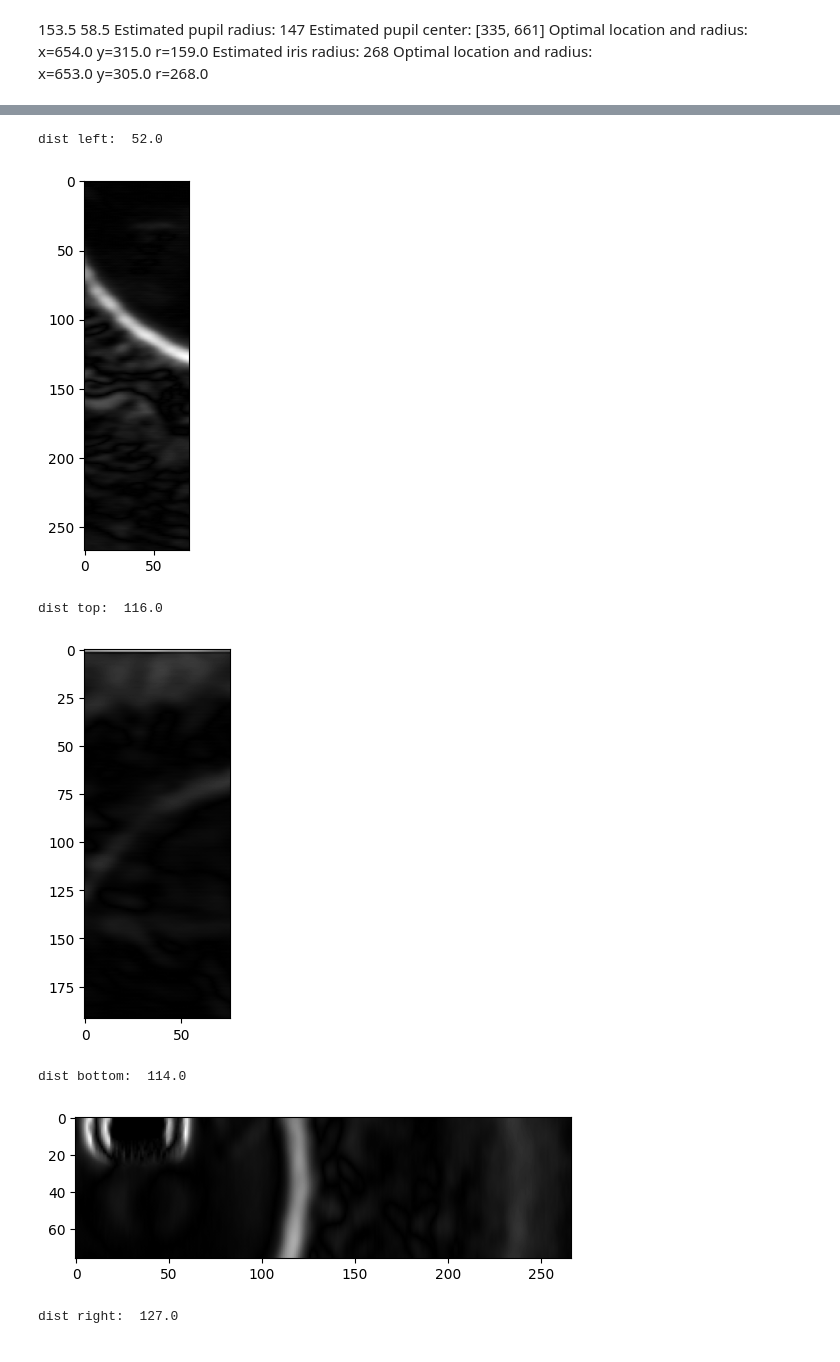
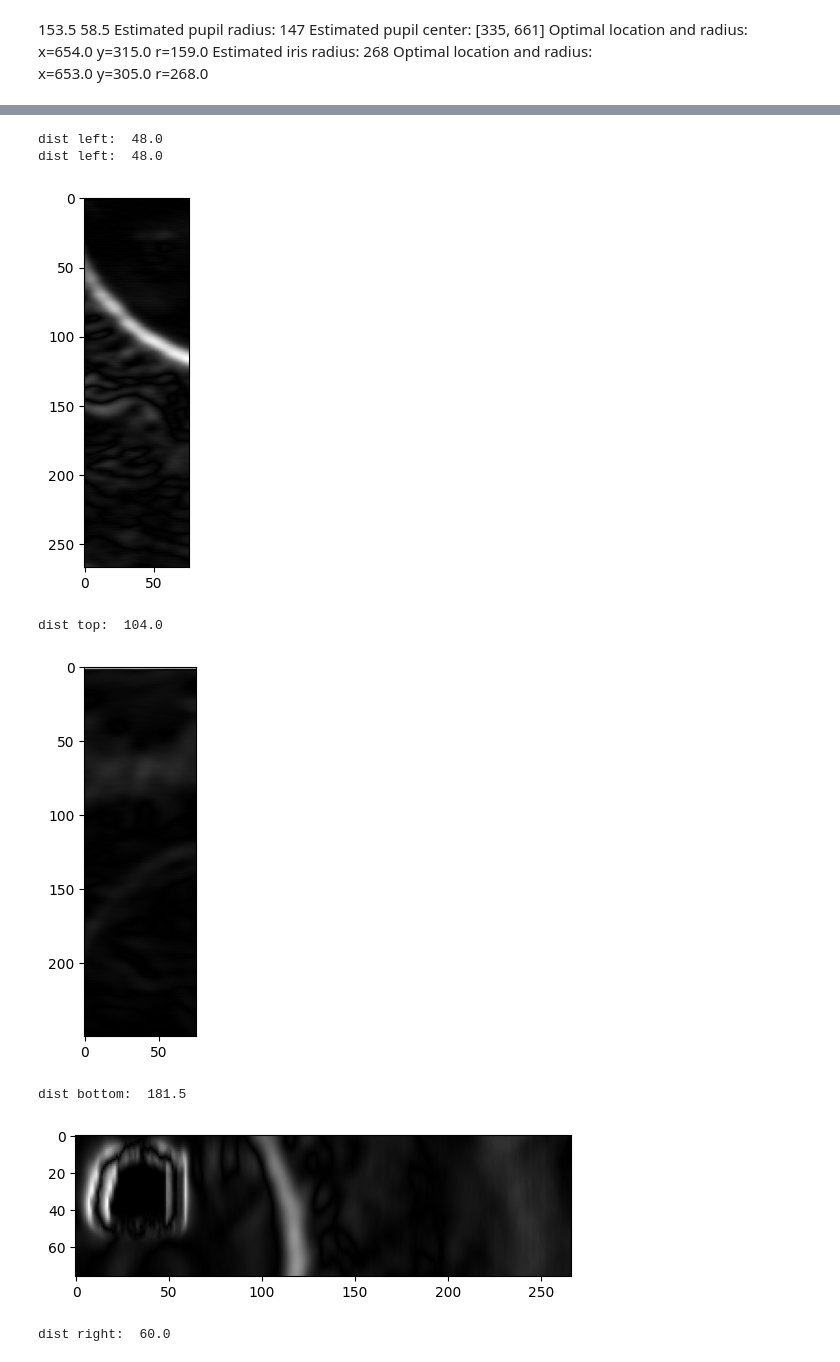
Before and after one commit to spjoliver/TMS016_DOG, a Jupyter notebook: IrisRecognition/test.ipynb, the cells around one changed output, grey strips where cells are left out. Cells and saved outputs as stored; diff of their text form; code cells hidden in the pictures.

```diff
--- a/IrisRecognition/test.ipynb
+++ b/IrisRecognition/test.ipynb
@@ -83,7 +83,7 @@ img_use = cv2.imread("UTIRIS_infrared/021/021_L/Img_021_L_5.bmp").astype(np.doub
 img_use = cv2.imread("UTIRIS_infrared/019/019_L/Img_019_L_1.bmp").astype(np.double)[: , :, 0] / 255
 img_use = cv2.imread("UTIRIS_infrared/078/078_L/Img_078_L_5_1.bmp").astype(np.double)[: , :, 0] / 255
 #img_use = cv2.imread("UTIRIS_infrared/060/060_R/Img_060_R_2_1.bmp").astype(np.double)[: , :, 0] / 255
-img_use = cv2.imread("UTIRIS_infrared/075/075_R/Img_075_R_5_1.bmp").astype(np.double)[: , :, 0] / 255
+img_use = cv2.imread("UTIRIS_infrared/075/075_R/Img_075_R_4_1.bmp").astype(np.double)[: , :, 0] / 255
 #plt.imshow(img_use, cmap="gray")
 #plt.show()
 """
@@ -121,7 +121,8 @@ dist right:  203.0
-dist left:  52.0
+dist left:  48.0
+dist left:  48.0
-[figure, old version]
+[figure, new version]
-dist top:  116.0
+dist top:  104.0
-[figure, old version]
+[figure, new version]
-dist bottom:  114.0
+dist bottom:  181.5
-[figure, old version]
+[figure, new version]
-dist right:  127.0
+dist right:  60.0
```
Also changed, not shown: parts of 1 cell of this notebook, 1 other file.
